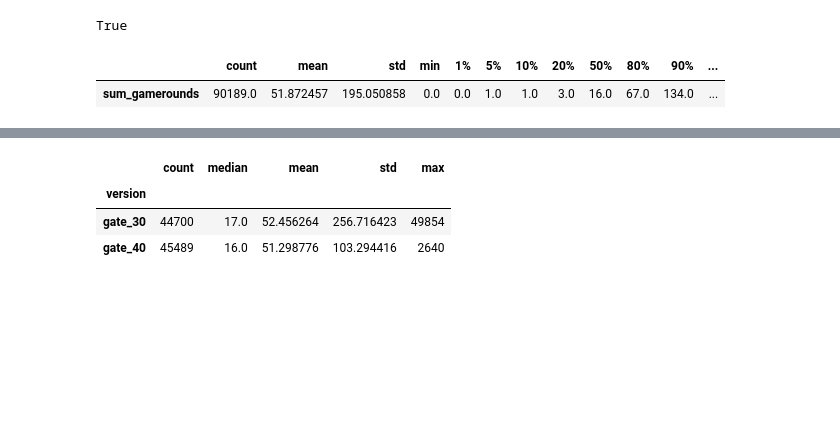
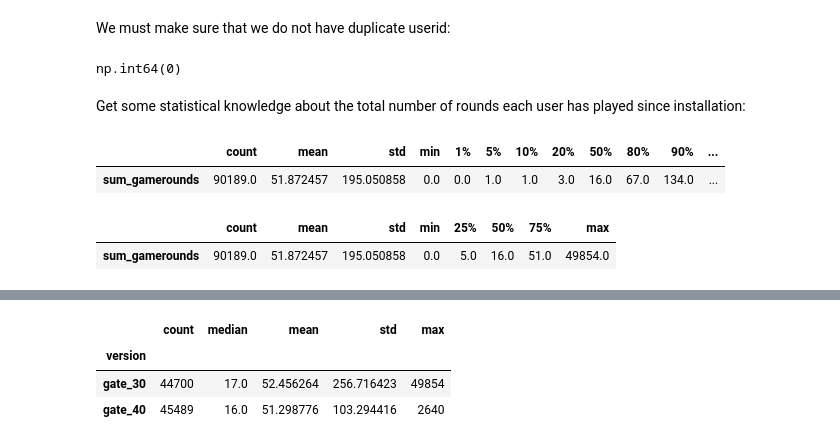
Before and after one commit to AmirrezaMadadi/Cookie-Cats-App, a Jupyter notebook: cookie_cats.ipynb, the cells around one changed output, grey strips where cells are left out. Cells and saved outputs as stored; diff of their text form; code cells hidden in the pictures; blank space fills up the shorter version.

Commit message:
Data analysis and processing (first part)

```diff
--- a/cookie_cats.ipynb
+++ b/cookie_cats.ipynb
@@ -12,5 +15,5 @@ from scipy.stats import shapiro
 # %%
-path = "H:\\Data Science\\Statistics\\cookie_cats.csv"
+path = "H:\\Data Science\\Financal Projects\\Cookie Cats App\\cookie_cats.csv"
 
 def load(path, info=True):
 
@@ -27,7 +30,7 @@ def load(path, info=True):
             print("# ------------------------------------", "\n")
 
             print("# DIMENSIONS -------------------------")
-            print("Observation:", data.shape[0], "Column:", data.shape[1], "\n")
+            print("Observation:", data.shape[0], "feature:", data.shape[1], "\n")
 
             print("# DTYPES -----------------------------")
             if len(data.select_dtypes("object").columns) > 0:
@@ -64,7 +67,7 @@ def load(path, info=True):
 
     return data
 
-data = load(path, True)
+data = load(path)
 # %% [output]
 # Data inported!
 # ------------------------------------
@@ -100,9 +103,18 @@ data.sample(10)
-# %%
-data.userid.nunique() == data.shape[0]
-# %% [output]
-True
+# %% [markdown]
+We must make sure that we do not have duplicate userid:
+# %%
+data.duplicated().sum()
+# %% [output]
+np.int64(0)
+# %% [markdown]
+Get some statistical knowledge about the total number of rounds each user has played since installation:
 # %%
 data.describe([0.01, 0.05, 0.10, 0.20, 0.80, 0.90, 0.95, 0.99])[['sum_gamerounds']].T
 # %% [output]
 |  | count | mean | std | min | 1% | 5% | 10% | 20% | 50% | 80% | 90% | ... |
 | sum_gamerounds | 90189.0 | 51.872457 | 195.050858 | 0.0 | 0.0 | 1.0 | 1.0 | 3.0 | 16.0 | 67.0 | 134.0 | ... |
+# %%
+data.describe()[['sum_gamerounds']].T
+# %% [output]
+|  | count | mean | std | min | 25% | 50% | 75% | max |
+| sum_gamerounds | 90189.0 | 51.872457 | 195.050858 | 0.0 | 5.0 | 16.0 | 51.0 | 49854.0 |
```
Also changed, not shown: parts of 18 cells of this notebook.
